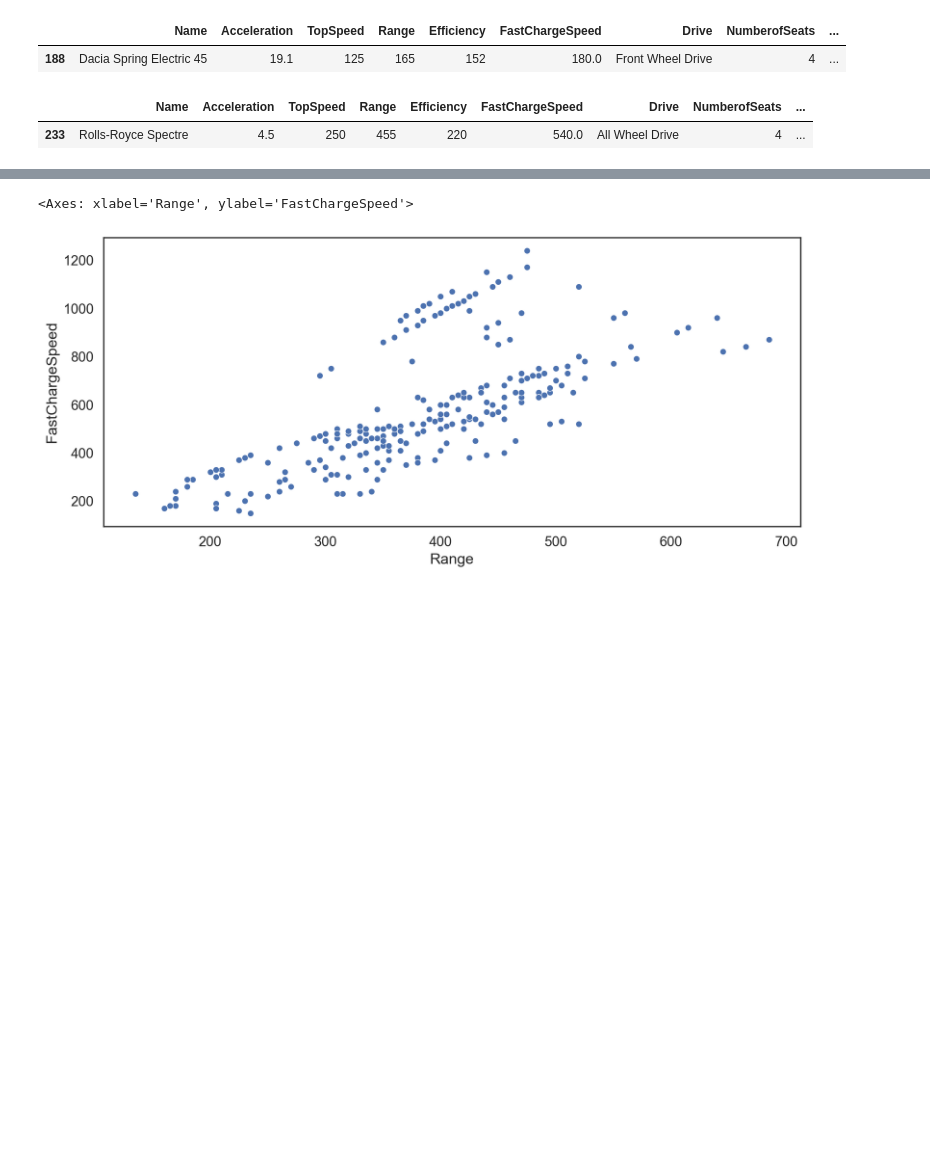
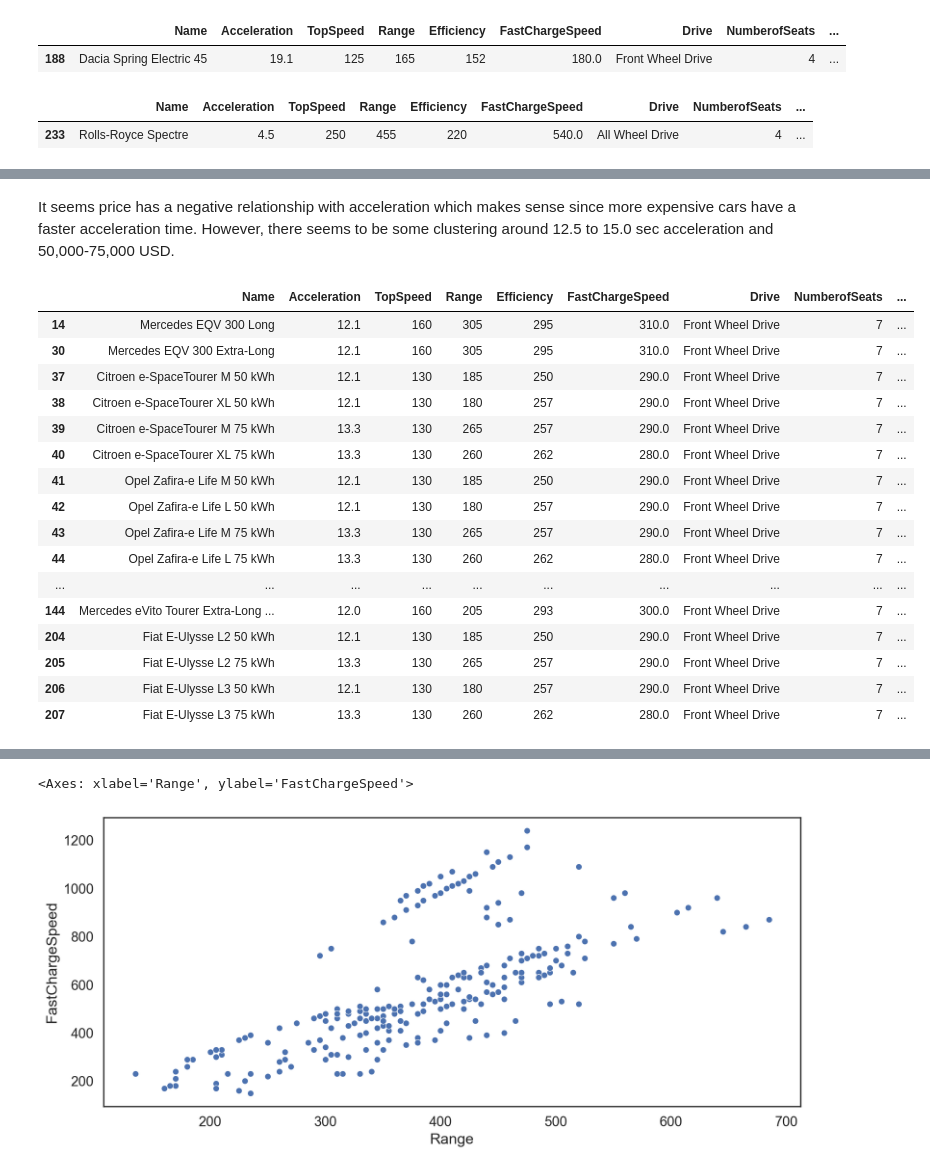
Before and after one commit to rappelrx/cogs108-project, a Jupyter notebook: EDACheckpointGroup_Sp23_yippee.ipynb, the cells around one changed output, grey strips where cells are left out. Drawn from its saved outputs; the diff is of its cells as text; code cells hidden in the pictures; blank space fills up the shorter version.

```diff
--- a/EDACheckpointGroup_Sp23_yippee.ipynb
+++ b/EDACheckpointGroup_Sp23_yippee.ipynb
@@ -413,0 +427,25 @@ availEVs = cheapEVs[cheapEVs.Available == True]
+# %% [markdown]
+It seems price has a negative relationship with acceleration which makes sense since more expensive cars have a faster acceleration time. However, there seems to be some clustering around 12.5 to 15.0 sec acceleration and 50,000-75,000 USD.
+# %%
+# Lets take a closer dive into this clustering
+cluserEVs = cheapEVs[(cheapEVs.PriceinUSD < 100000.0) & (cheapEVs.PriceinUSD > 50000.0)
+                     & (cheapEVs.Acceleration < 15.0) & (cheapEVs.Acceleration > 11.5)]
+cluserEVs
+# %% [output]
+|  | Name | Acceleration | TopSpeed | Range | Efficiency | FastChargeSpeed | Drive | NumberofSeats | ... |
+| 14 | Mercedes EQV 300 Long | 12.1 | 160 | 305 | 295 | 310.0 | Front Wheel Drive | 7 | ... |
+| 30 | Mercedes EQV 300 Extra-Long | 12.1 | 160 | 305 | 295 | 310.0 | Front Wheel Drive | 7 | ... |
+| 37 | Citroen e-SpaceTourer M 50 kWh | 12.1 | 130 | 185 | 250 | 290.0 | Front Wheel Drive | 7 | ... |
+| 38 | Citroen e-SpaceTourer XL 50 kWh | 12.1 | 130 | 180 | 257 | 290.0 | Front Wheel Drive | 7 | ... |
+| 39 | Citroen e-SpaceTourer M 75 kWh | 13.3 | 130 | 265 | 257 | 290.0 | Front Wheel Drive | 7 | ... |
+| 40 | Citroen e-SpaceTourer XL 75 kWh | 13.3 | 130 | 260 | 262 | 280.0 | Front Wheel Drive | 7 | ... |
+| 41 | Opel Zafira-e Life M 50 kWh | 12.1 | 130 | 185 | 250 | 290.0 | Front Wheel Drive | 7 | ... |
+| 42 | Opel Zafira-e Life L 50 kWh | 12.1 | 130 | 180 | 257 | 290.0 | Front Wheel Drive | 7 | ... |
+| 43 | Opel Zafira-e Life M 75 kWh | 13.3 | 130 | 265 | 257 | 290.0 | Front Wheel Drive | 7 | ... |
+| 44 | Opel Zafira-e Life L 75 kWh | 13.3 | 130 | 260 | 262 | 280.0 | Front Wheel Drive | 7 | ... |
+| ... | ... | ... | ... | ... | ... | ... | ... | ... | ... |
+| 144 | Mercedes eVito Tourer Extra-Long ... | 12.0 | 160 | 205 | 293 | 300.0 | Front Wheel Drive | 7 | ... |
+| 204 | Fiat E-Ulysse L2 50 kWh | 12.1 | 130 | 185 | 250 | 290.0 | Front Wheel Drive | 7 | ... |
+| 205 | Fiat E-Ulysse L2 75 kWh | 13.3 | 130 | 265 | 257 | 290.0 | Front Wheel Drive | 7 | ... |
+| 206 | Fiat E-Ulysse L3 50 kWh | 12.1 | 130 | 180 | 257 | 290.0 | Front Wheel Drive | 7 | ... |
+| 207 | Fiat E-Ulysse L3 75 kWh | 13.3 | 130 | 260 | 262 | 280.0 | Front Wheel Drive | 7 | ... |
```
Also changed, not shown: parts of 20 cells of this notebook.
